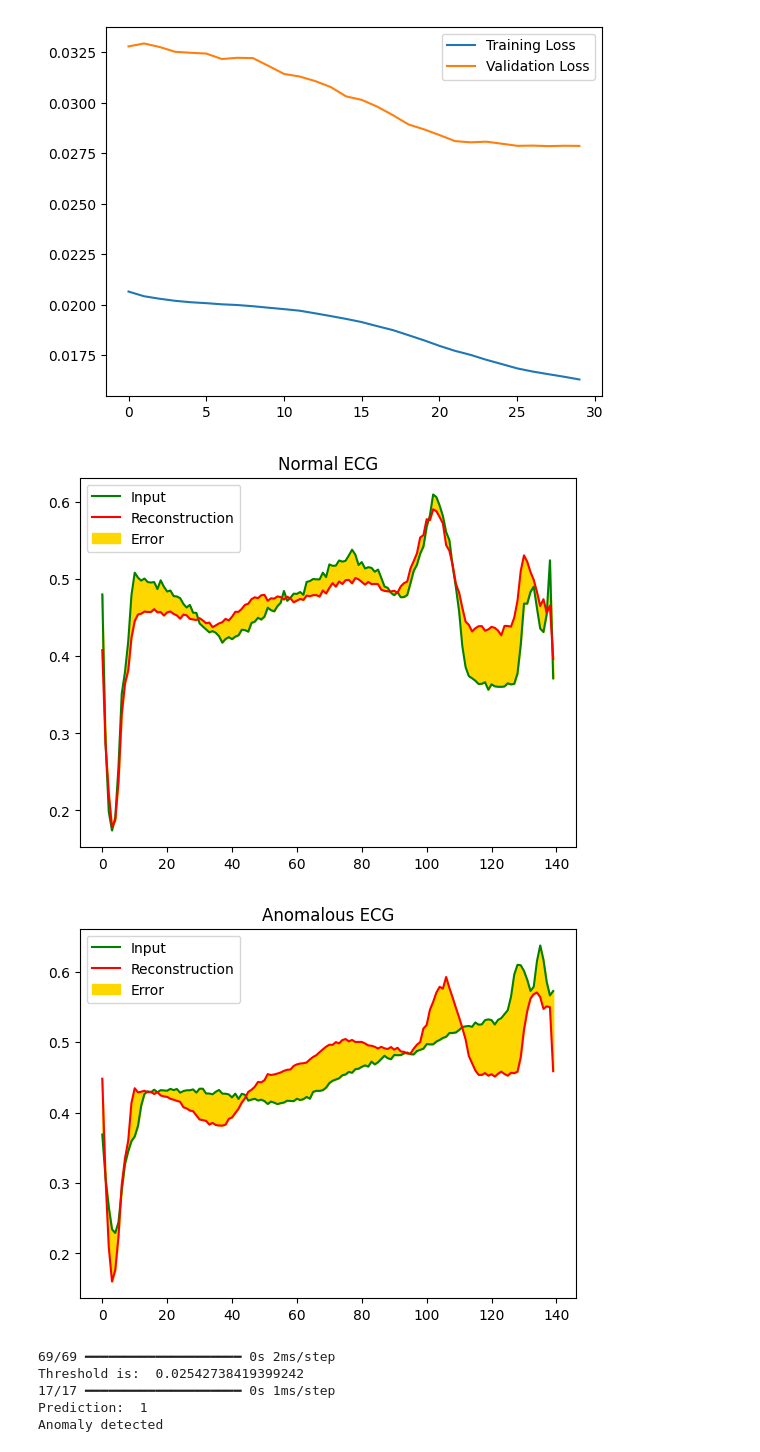
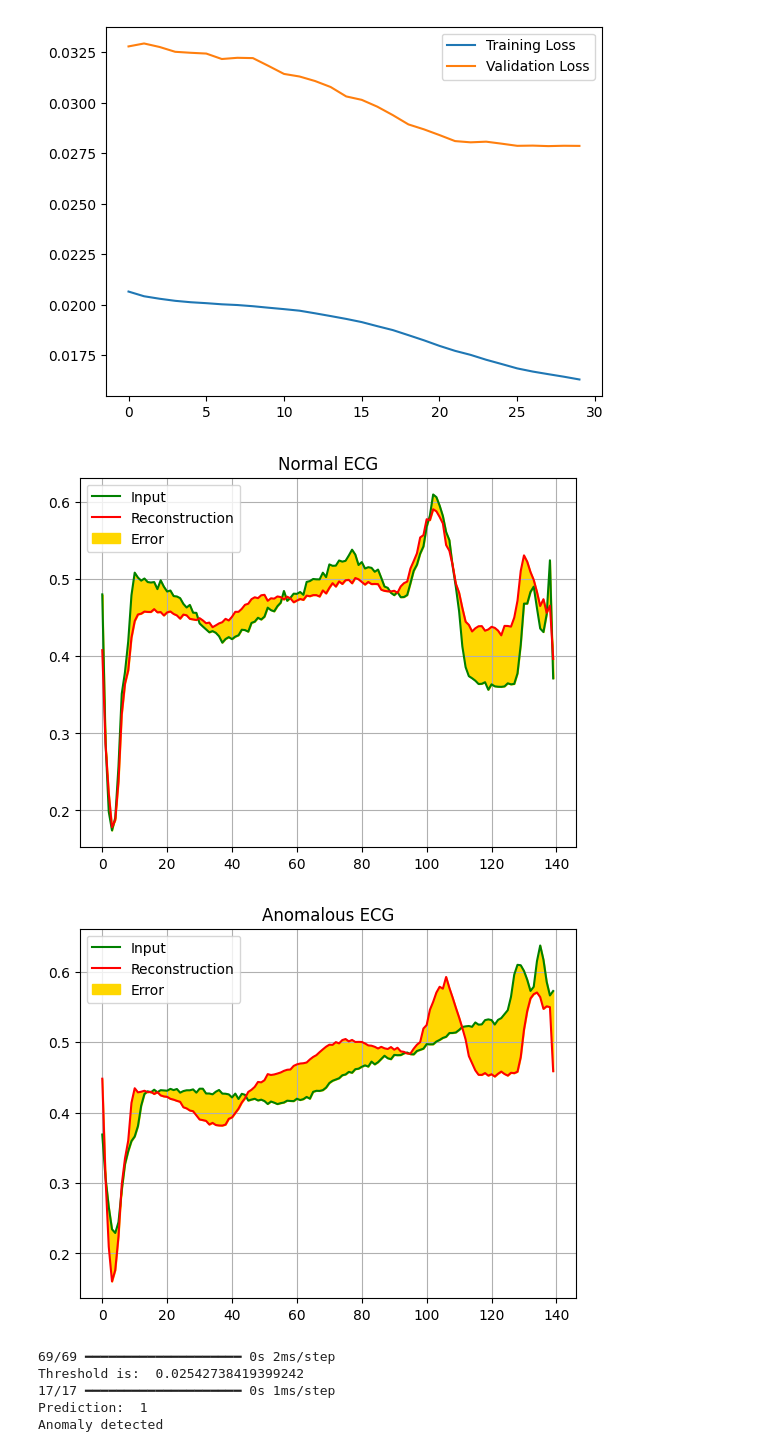
Before and after one commit to Karath-Vamsi/anomaly_detection, a Jupyter notebook: app.ipynb, the cells around one changed output. Cells and saved outputs as stored; diff of their text form; code cells hidden in the pictures.

Commit message:
tweaks in plots

```diff
--- a/app.ipynb
+++ b/app.ipynb
@@ -115,29 +115,31 @@ plt.legend()
 # %%
 # normal ECG
 encoded_data = autoencoder.encoder(normal_test_data).numpy()
 decoded_data = autoencoder.decoder(encoded_data).numpy()
 
+plt.grid()
 plt.plot(normal_test_data[0], color='green')
 plt.plot(decoded_data[0], color='red')
 plt.fill_between(np.arange(140), decoded_data[0], normal_test_data[0], color='gold')
 plt.legend(labels=["Input", "Reconstruction", "Error"])
 plt.title("Normal ECG")
 plt.show()
 
 
 # Anomalous ECG
 encoded_data = autoencoder.encoder(anomalous_test_data).numpy()
 decoded_data = autoencoder.decoder(encoded_data).numpy()
 
+plt.grid()
 plt.plot(anomalous_test_data[0], color='green')
 plt.plot(decoded_data[0], color='red')
 plt.fill_between(np.arange(140), decoded_data[0], anomalous_test_data[0], color='gold')
 plt.legend(labels=["Input", "Reconstruction", "Error"])
 plt.title("Anomalous ECG")
 plt.show()
 # %% [output]
-[figure, old version]
+[figure, new version]
-[figure, old version]
+[figure, new version]
 # %%
 def calculate_threshold(normal_train_data):
 
```
